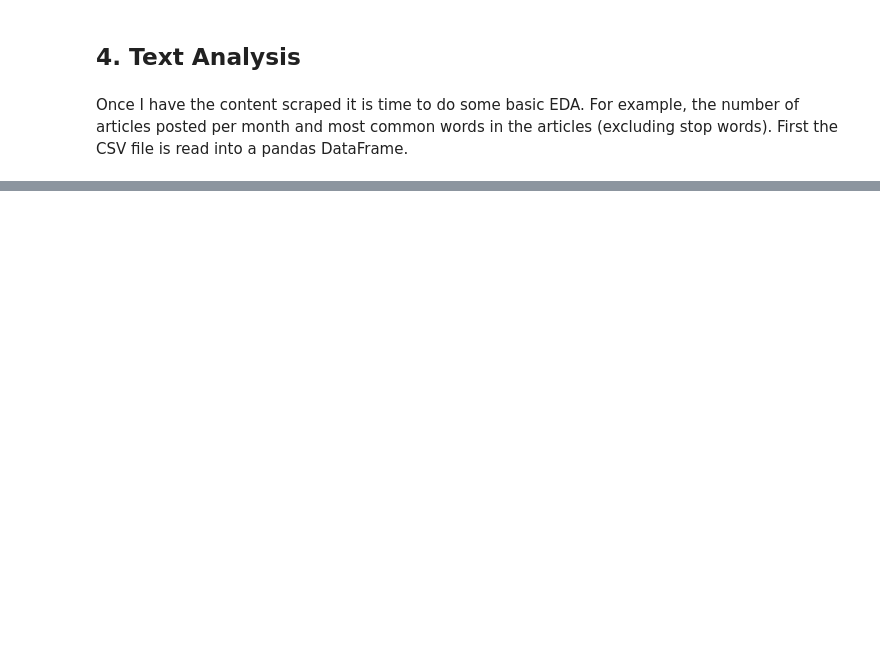
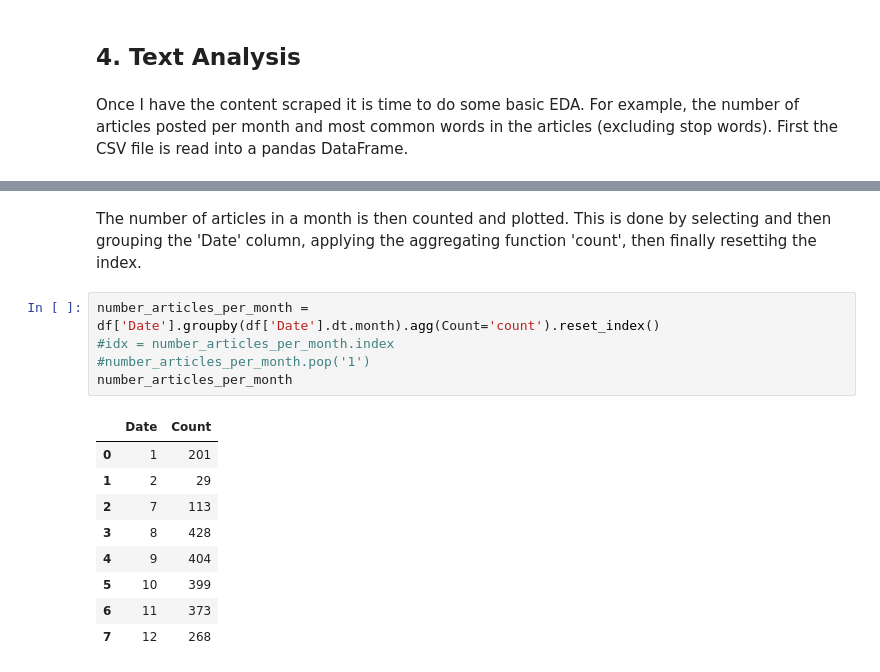
Before and after one commit to nicoleleman/HK_Protest_Analysis, a Jupyter notebook: HK Protest Analysis Project.ipynb, the cells around one changed output, grey strips where cells are left out. Drawn from its saved outputs; the diff is of its cells as text; blank space fills up the shorter version.

```diff
--- a/HK Protest Analysis Project.ipynb
+++ b/HK Protest Analysis Project.ipynb
@@ -156,0 +165,17 @@ pd.read_csv("csv_files/scmp_article_content_part1.csv", header=0)
+# %% [markdown]
+The number of articles in a month is then counted and plotted. This is done by selecting and then grouping the 'Date' column, applying the aggregating function 'count', then finally resettihg the index.
+# %%
+number_articles_per_month = df['Date'].groupby(df['Date'].dt.month).agg(Count='count').reset_index()
+#idx = number_articles_per_month.index
+#number_articles_per_month.pop('1')
+number_articles_per_month
+# %% [output]
+|  | Date | Count |
+| 0 | 1 | 201 |
+| 1 | 2 | 29 |
+| 2 | 7 | 113 |
+| 3 | 8 | 428 |
+| 4 | 9 | 404 |
+| 5 | 10 | 399 |
+| 6 | 11 | 373 |
+| 7 | 12 | 268 |
```
Also changed, not shown: parts of 8 cells of this notebook, 2 other files.
